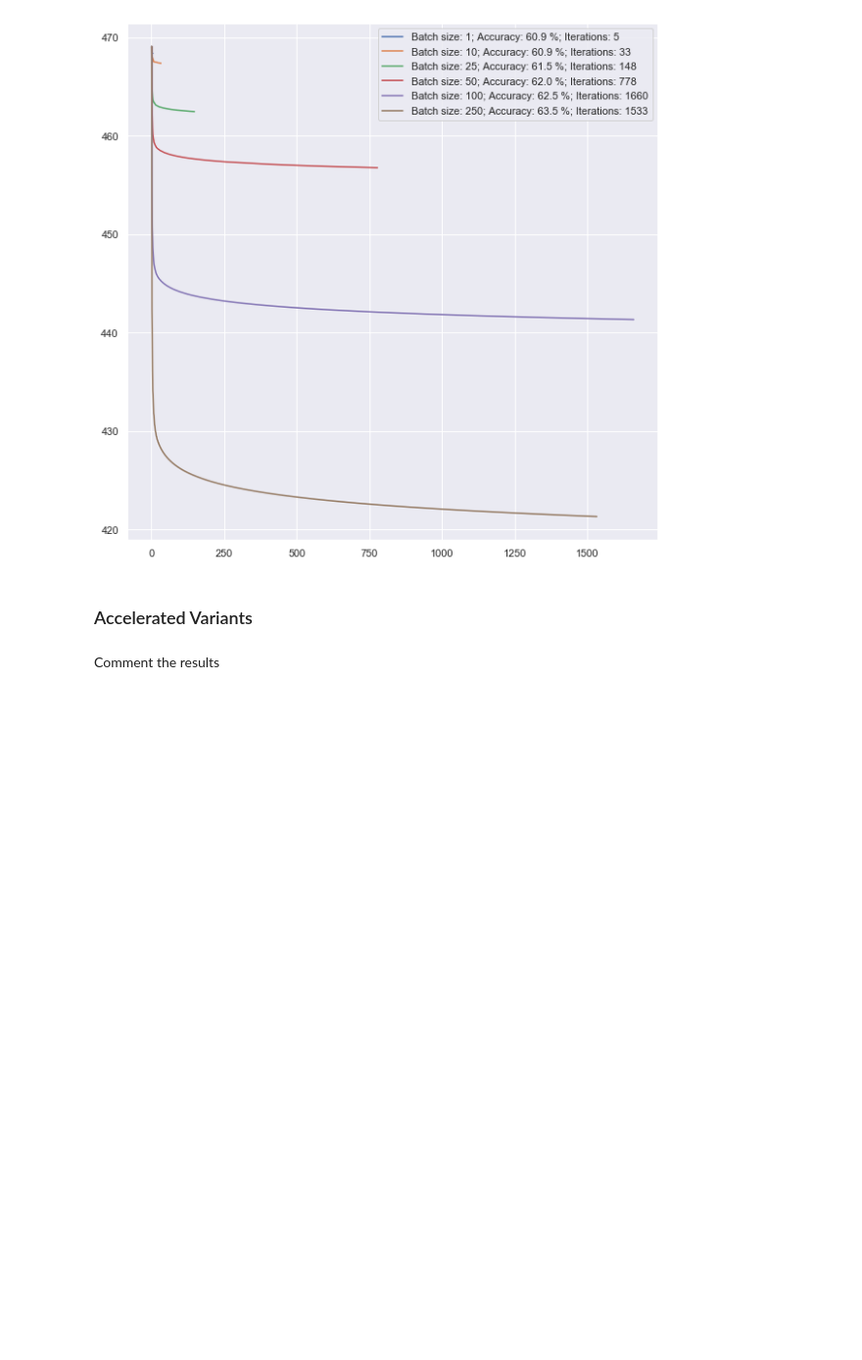
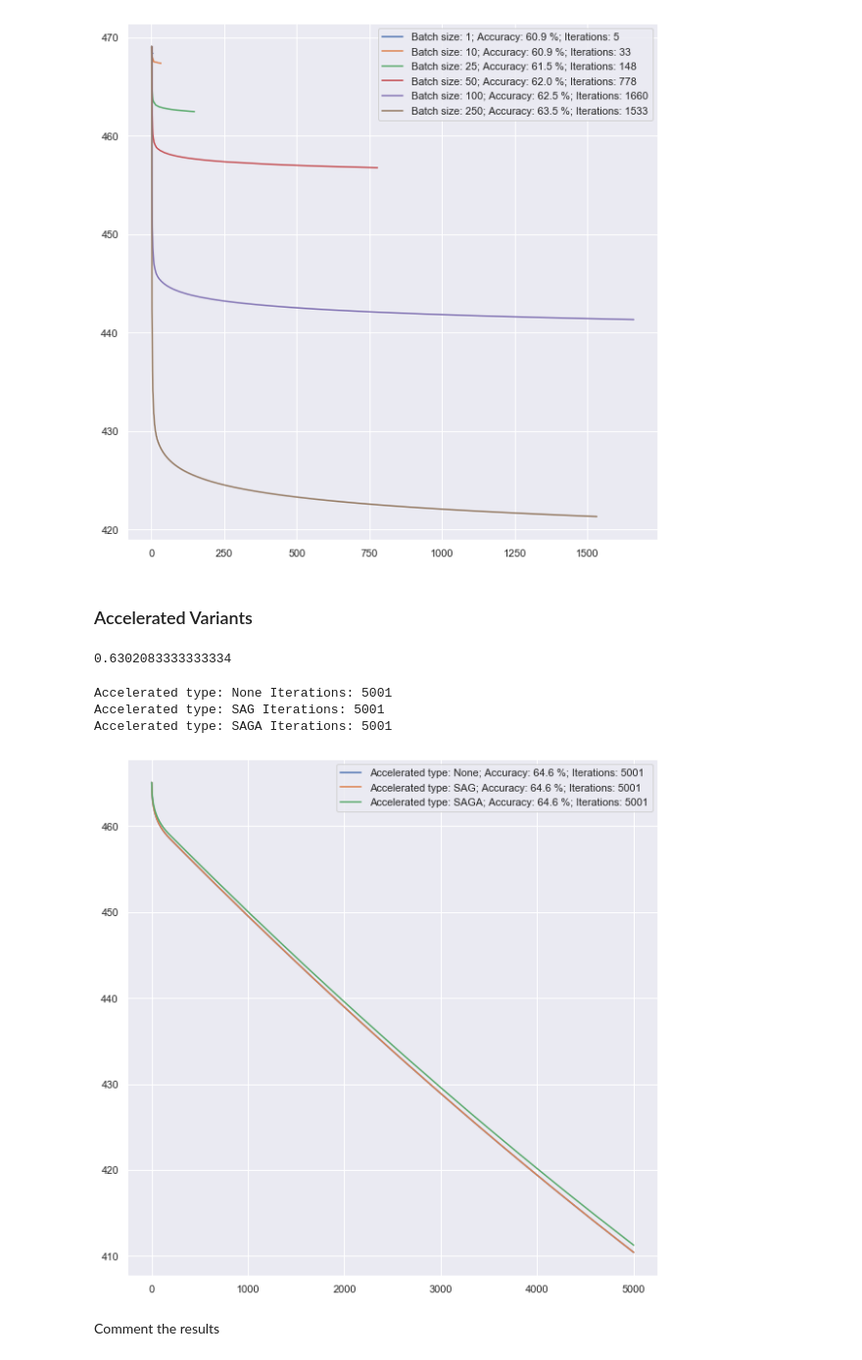
Before and after one commit to EmmanuelJhno/AML-labs, a Jupyter notebook: Cours 4 - TP/l3_Brandeis_Jehanno.ipynb, the cells around one changed output. Shown at 98% size. Saved outputs shown, nothing was run; the diff lists cells and outputs as text; code cells hidden in the pictures; blank space fills up the shorter version.

Commit message:
Testing the accelerated methods.

```diff
--- a/Cours 4 - TP/l3_Brandeis_Jehanno.ipynb
+++ b/Cours 4 - TP/l3_Brandeis_Jehanno.ipynb
@@ -688,6 +695,38 @@ class AcceleratedStochasticLogisticRegression():
         y_pred = y_pred*2 - 1 # the classes are -1 or 1
 
         return y_pred
+# %%
+my_accelerated_model = AcceleratedStochasticLogisticRegression(reg=.001, acc_type='SAGA',lr=5e-4, batch_size=100, max_iter=5000)
+my_accelerated_model.fit(diabetes_train_x, diabetes_train_y, start=np.random.rand(diabetes_train_x.shape[1]))
+y_pred = my_accelerated_model.predict(diabetes_test_x)
+# %%
+from sklearn.metrics import accuracy_score
+accuracy_score(diabetes_test_y, y_pred)
+# %% [output]
+0.6302083333333334
+# %%
+from sklearn.metrics import accuracy_score
+
+plt.figure(figsize=(10,10))
+
+for acc_type in [None, 'SAG', 'SAGA']:
+    my_model = AcceleratedStochasticLogisticRegression(reg=.001, acc_type=acc_type, lr=5e-3, batch_size=100, max_iter=5000, tol=1e-6)
+    my_model.fit(diabetes_train_x, diabetes_train_y, start=np.ones(shape=(diabetes_train_x.shape[1])))
+    y_pred = my_model.predict(diabetes_test_x)
+    plt.plot([i for i in range(1,len(my_model.f_history_)+1)],
+             my_model.f_history_,
+             label="Accelerated type: {}; Accuracy: {:.1f} %; Iterations: {}".format(acc_type,
+                                                                              accuracy_score(diabetes_test_y,
+                                                                                             y_pred)*100,
+                                                                              len(my_model.f_history_)))
+    plt.legend()
+    print("Accelerated type:", acc_type, "Iterations:", len(my_model.f_history_))
+plt.show()
+# %% [output]
+Accelerated type: None Iterations: 5001
+Accelerated type: SAG Iterations: 5001
+Accelerated type: SAGA Iterations: 5001
+[figure, added]
 # %% [markdown]
 Comment the results
 # %% [markdown]
```
Also changed, not shown: parts of 1 cell of this notebook.
